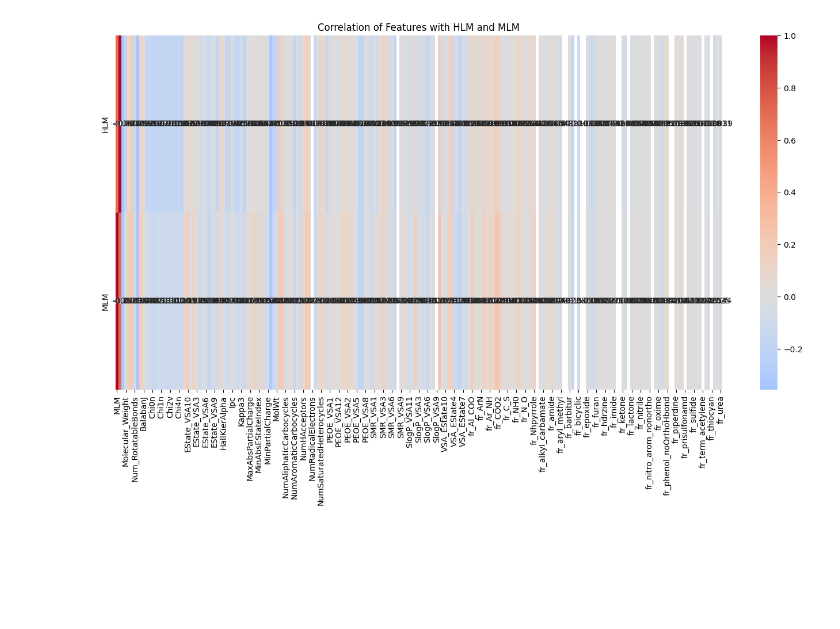
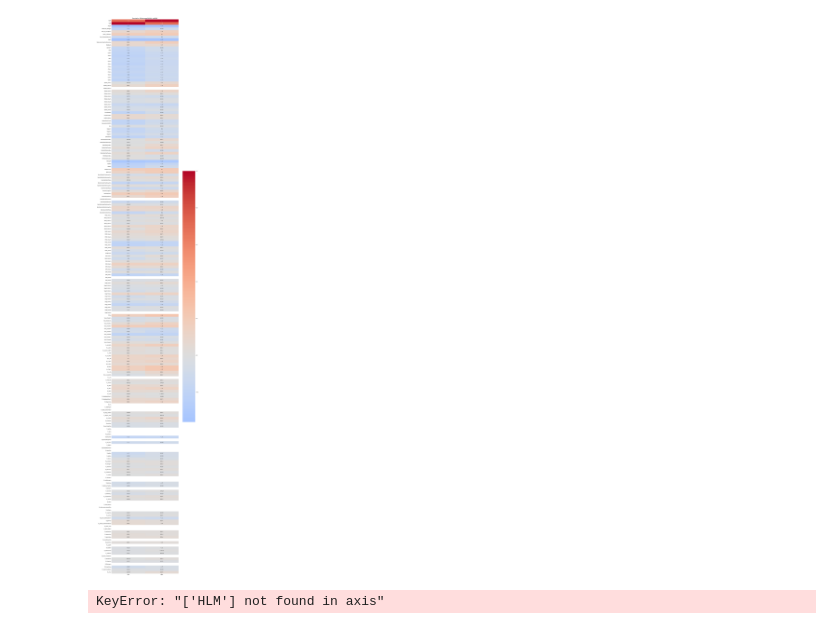
Before and after one commit to Rndns/New-Drug-Development, a Jupyter notebook: eda.ipynb, the cells around one changed output. Drawn from its saved outputs; the diff is of its cells as text; code cells hidden in the pictures; blank space fills up the shorter version.

Commit message:
[add]graph

```diff
--- a/eda.ipynb
+++ b/eda.ipynb
@@ -293,5 +317,8 @@ def add_feature(smiles):
 # %%
+# 이상치 처리
 z_scores = stats.zscore(train.iloc[:, 4:])
 
 outliers = train[(abs(z_scores) > z_threshold).any(axis=1)]
 outliers
+
+train.drop(outliers.index, inplace=True)
@@ -301,13 +324,0 @@ outliers
-# %%
-train = pd.concat([train, train['SMILES'].apply(add_feature)], axis=1)
-
-# 결측치 처리
-train['AlogP'].fillna(train['LogD'], inplace=True)
-
-# 이상치 처리
-z_scores = stats.zscore(train.iloc[:, 2:])
-
-z_threshold = 8
-
-train = train[abs(z_scores) <= z_threshold]
-train
@@ -316,11 +325,13 @@ train_drop_odj = train.drop(['id', 'SMILES'], axis=1)
 # %%
+train_drop_odj = train.drop(['id', 'SMILES'], axis=1)
+
 correlation_matrix = train_drop_odj.corr()
 
-correlations = correlation_matrix.loc[['HLM', 'MLM'], :]
+correlations = correlation_matrix.loc[['HLM', 'MLM'], :].T
 
-plt.figure(figsize=(17, 8))
+plt.figure(figsize=(15, 100))
 sns.heatmap(correlations, annot=True, cmap='coolwarm', center=0)
 plt.title('Correlation of Features with HLM and MLM')
 plt.show()
 # %% [output]
-[figure, old version]
+[figure, new version]
@@ -327,24 +358,38 @@ plt.show()
 # %%
-# 둘다 relation 넘는 feature 모음 / 85 columns
+# 둘다 relation 넘는 feature 모음 / 86 columns
 filtered_features_00 = train_drop_odj.columns[(abs(correlation_matrix['HLM']) >= relation) & (abs(correlation_matrix['MLM']) >= relation)]
 
 train_drop_feature_00 = train[['SMILES'] + list(filtered_features_00)]
-train_drop_feature_00.to_csv('./Data/result/h&m_and.csv', index=False)
+train_drop_feature_00.to_csv('./Data/eda/h&m_and.csv', index=False)
 
-# 하나라도 relation 넘는 feature 모음 / 118 columns
+test_drop_feature_00 = test[['SMILES'] + list(filtered_features_00)[2:]]
+test_drop_feature_00.to_csv('./Data/eda/h&m_and_test.csv', index=False)
+
+# 하나라도 relation 넘는 feature 모음 / 114 columns
 filtered_features_01 = train_drop_odj.columns[(abs(correlation_matrix['HLM']) >= relation) | (abs(correlation_matrix['MLM']) >= relation)]
 
 train_drop_feature_01 = train[['SMILES'] + list(filtered_features_01)]
-train_drop_feature_01.to_csv('./Data/result/h&m_or.csv', index=False)
+train_drop_feature_01.to_csv('./Data/eda/h&m_or.csv', index=False)
 
-# mlm 만 구할때 / 102 columns
+test_drop_feature_01 = test[['SMILES'] + list(filtered_features_01)[2:]]
+test_drop_feature_01.to_csv('./Data/eda/h&m_or_test.csv', index=False)
+
+# mlm 만 구할때 / 98 columns
 filtered_features_02 = train_drop_odj.columns[(abs(correlation_matrix['MLM']) >= relation)]
 
 train_drop_feature_02 = train[list(filtered_features_02)].drop('HLM', axis=1)
-train_drop_feature_02.to_csv('./Data/result/mlm_or.csv', index=False)
+train_drop_feature_02.to_csv('./Data/eda/mlm_or.csv', index=False)
 
-# hlm 만 구할때 / 98 columns
+test_drop_feature_02 = test[list(filtered_features_02)[2:]]
+test_drop_feature_02.to_csv('./Data/eda/mlm_or_test.csv', index=False)
+
+# hlm 만 구할때 / 99 columns
 filtered_features_03 = train_drop_odj.columns[(abs(correlation_matrix['HLM']) >= relation)]
 
 train_drop_feature_03 = train[list(filtered_features_03)]
-train_drop_feature_03.to_csv('./Data/result/hlm_or.csv', index=False)
+train_drop_feature_03.to_csv('./Data/eda/hlm_or.csv', index=False)
+
+test_drop_feature_03 = test[list(filtered_features_03)[2:]]
+test_drop_feature_03.to_csv('./Data/eda/hlm_or_test.csv', index=False)
+# %% [output]
+KeyError: "['HLM'] not found in axis"
```
Also changed, not shown: parts of 15 cells of this notebook, 14 other files.
